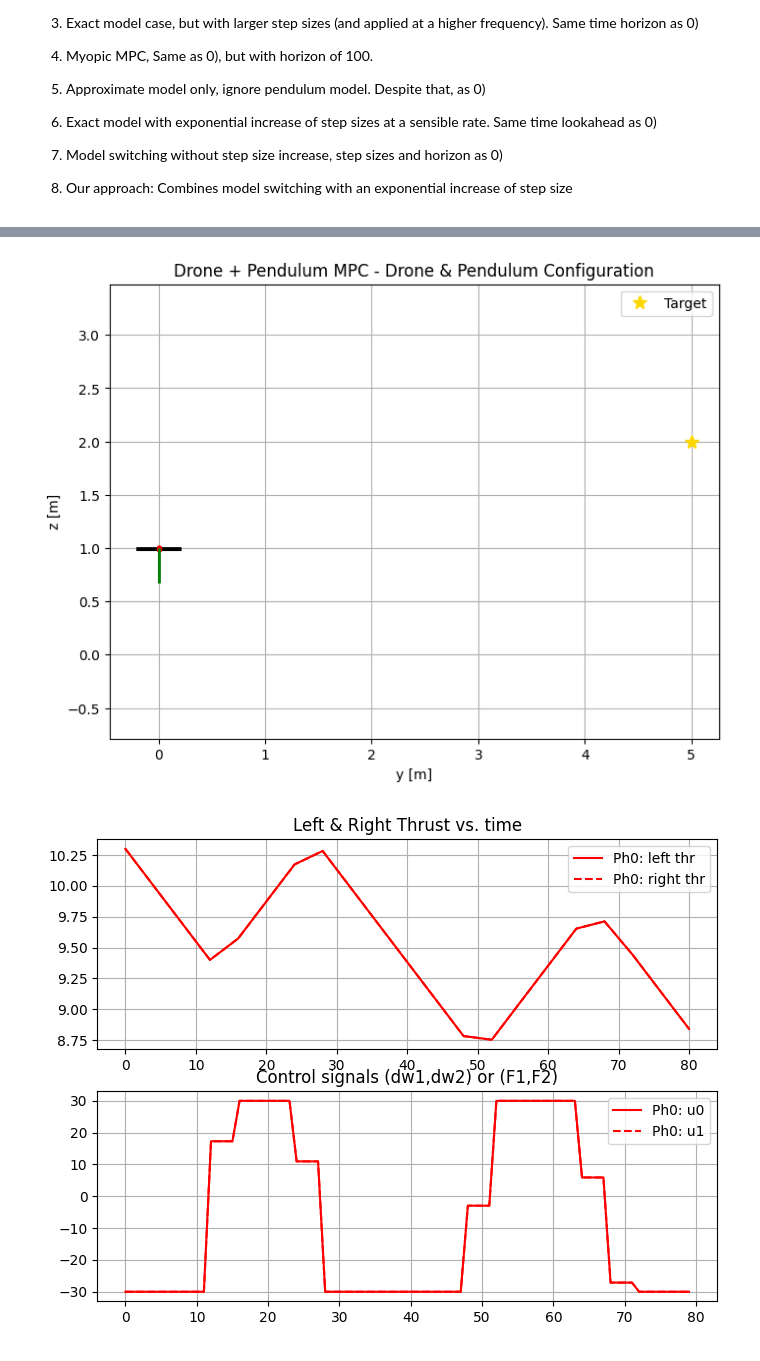
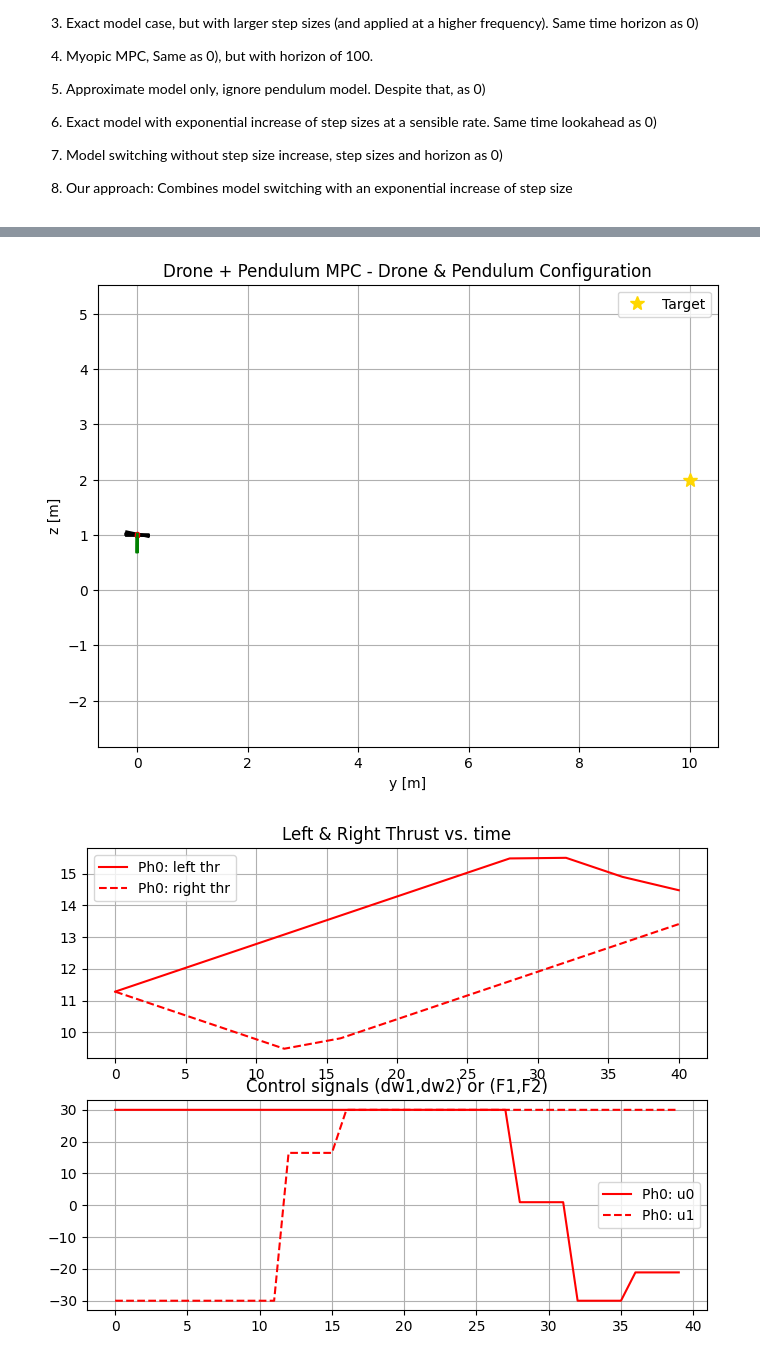
Before and after one commit to l-m-schroth/multi_fidelity_MPC_slow_fast, a Jupyter notebook: drone/drone_problem.ipynb, the cells around one changed output, grey strips where cells are left out. Drawn from its saved outputs; the diff is of its cells as text; code cells hidden in the pictures.

```diff
--- a/drone/drone_problem.ipynb
+++ b/drone/drone_problem.ipynb
@@ -15,7 +15,7 @@ import numpy as np
 #   - Rotor speeds (w1, w2) are chosen such that the total thrust equals the weight.
 l0 = 0.3
 M = 2.0
-m = 0.1
+m = 0.3
 M_total = M + m
 c = 1
 g = 9.81
@@ -35,7 +35,7 @@ opts = DroneMPCOptions(
     # Constraints and cost weighting matrices remain as defined by default
 
     N = 300,
-    switch_stage = 150,
+    switch_stage = 0,
     step_sizes = [0.01]*300,
 
     w_min = -2*w_val,
@@ -70,7 +70,7 @@ x0 = np.array([
 print("Initial hovering state:", x0)
 
 # Define a reference position far away (for example, [10, 10])
-pos_ref = np.array([5.0, 2.0])
+pos_ref = np.array([10.0, 2.0])
 
 # set initial guess to avoid division by zero for r
 mpc.set_initial_guess(x0, u_guess=np.zeros(2))
@@ -287,7 +243,7 @@ mean_costs = []
 mean_solve_times = []
 
 # MPC config shared by all MPCs
-dt_inital_mpc = 0.0025
+dt_inital_mpc = 0.01
 control_step = int(dt_inital_mpc/dt_sim) # determines zero order hold of the MPC
 X0 = np.array([0.0, 1.0, 0.0, l0, 0.0, 0.0, 0.0, 0.0, 0.0, 0.0, w_val, w_val])
 duration = 5.0
@@ -419,12 +390,12 @@ KeyboardInterrupt:
 # %%
 ### 2) Baseline with smaller value for levenberg-marquardt ###
 mpc_opts_2 = deepcopy(opts)
-N = 300
+N = 150
 mpc_opts_2.N = N
 mpc_opts_2.step_sizes = [dt_inital_mpc]*N
 mpc_opts_2.switch_stage = N+1
 mpc_opts_2.integrator_type = "IRK"
-mpc_opts_2.levenberg_marquardt = 1e-3
+mpc_opts_2.levenberg_marquardt = 8e-3
 mpc_2 = DroneMPC(mpc_opts_2)
 
 mpc_2.set_initial_guess(X0, u_guess=np.zeros(2))
@@ -477,7 +450,7 @@ KeyboardInterrupt:
 # %%
 ### 3) Lower Frequency ###
 mpc_opts_3 = deepcopy(opts)
-N = 150
+N = 75
 mpc_opts_3.N = N
 mpc_opts_3.step_sizes = [2*dt_inital_mpc]*N
 mpc_opts_3.switch_stage = N+1
@@ -535,5 +508,5 @@ Optimal Solution found! Converged to KKT point.
-[figure, old version]
+[figure, new version]
-[figure, old version]
+[figure, new version]
 # %%
 ### 4) Myopic MPC ###
 mpc_opts_4 = deepcopy(opts)
```
Also changed, not shown: parts of 14 cells of this notebook, 1 other file.
